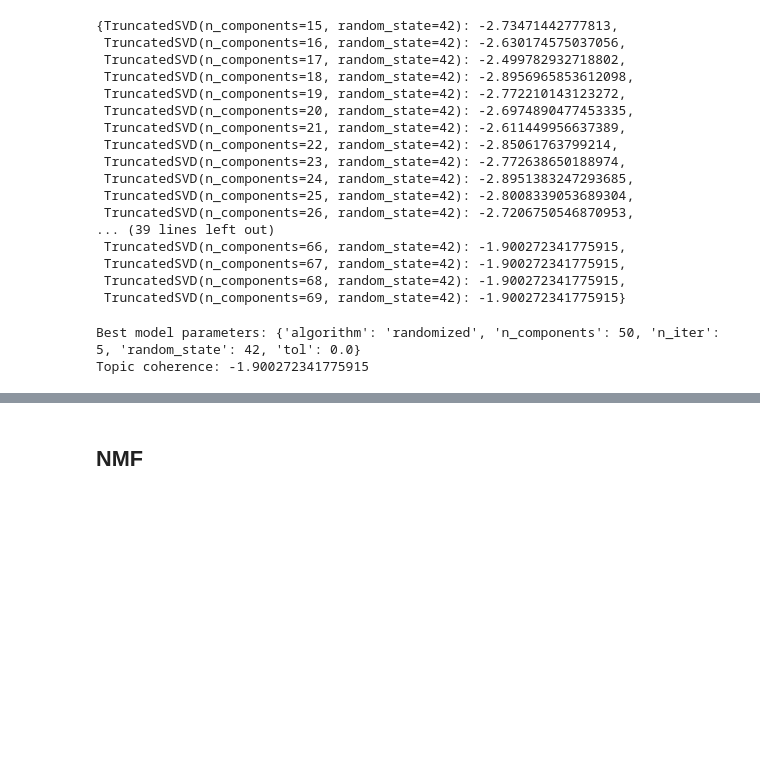
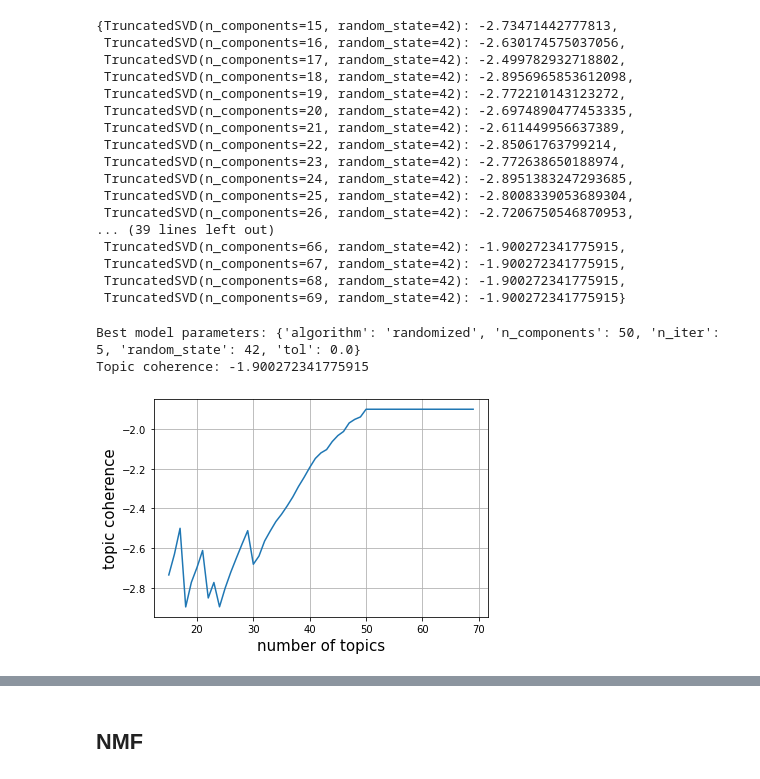
Before and after one commit to weso-edma/hercules-challenge-git, a Jupyter notebook: notebooks/2_Topic_Modelling.ipynb, the cells around one changed output, grey strips where cells are left out. Drawn from its saved outputs; the diff is of its cells as text; code cells hidden in the pictures; blank space fills up the shorter version.

```diff
--- a/notebooks/2_Topic_Modelling.ipynb
+++ b/notebooks/2_Topic_Modelling.ipynb
@@ -189,6 +206,10 @@ best_lsa_model = get_best_model(lsa_results)
 # %% [output]
 Best model parameters: {'algorithm': 'randomized', 'n_components': 50, 'n_iter': 5, 'random_state': 42, 'tol': 0.0}
 Topic coherence: -1.900272341775915
+# %%
+plot_results(lsa_results, 'lsa.eps')
+# %% [output]
+[figure, added]
 # %%
 tf_feature_names = tf_vectorizer.get_feature_names()
 print_top_words(best_lsa_model, tf_feature_names, 10)
```
Also changed, not shown: parts of 4 cells of this notebook, 3 other files.
